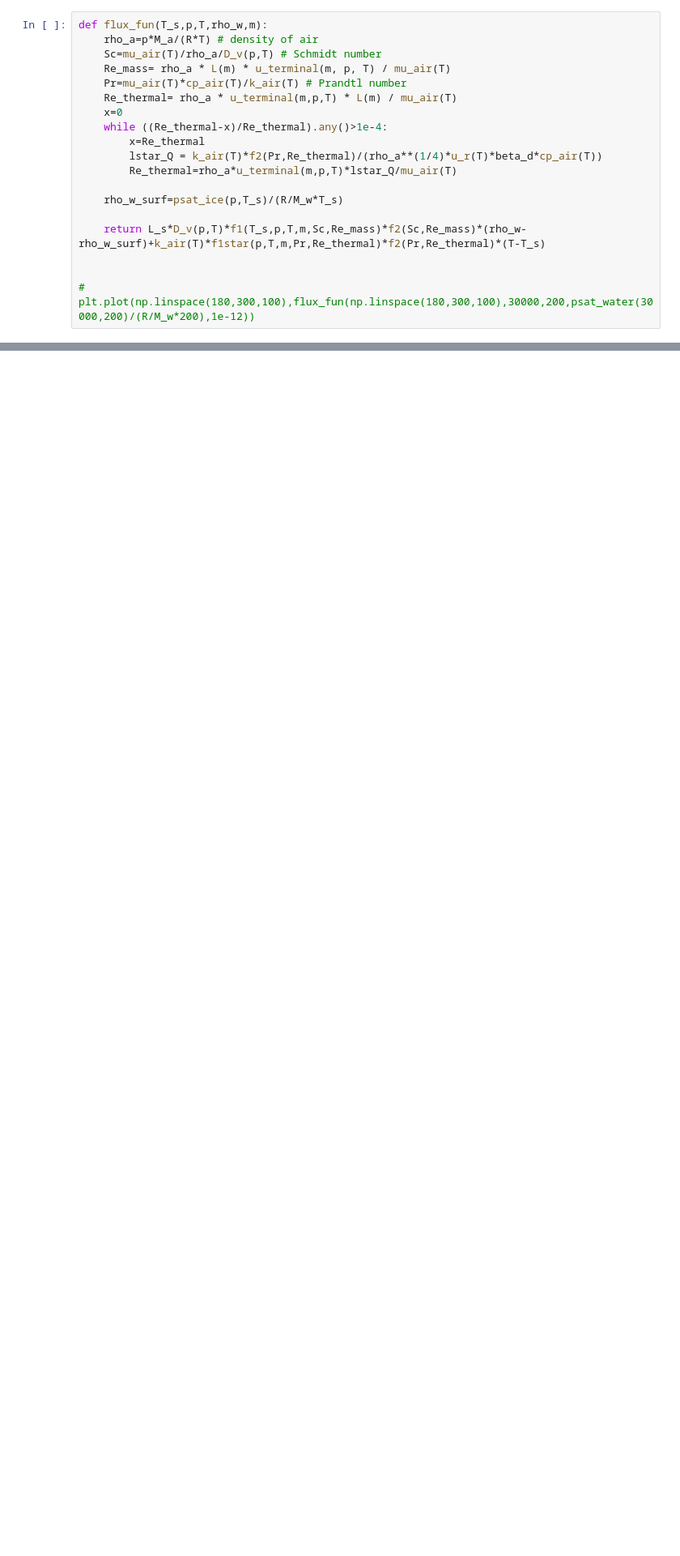
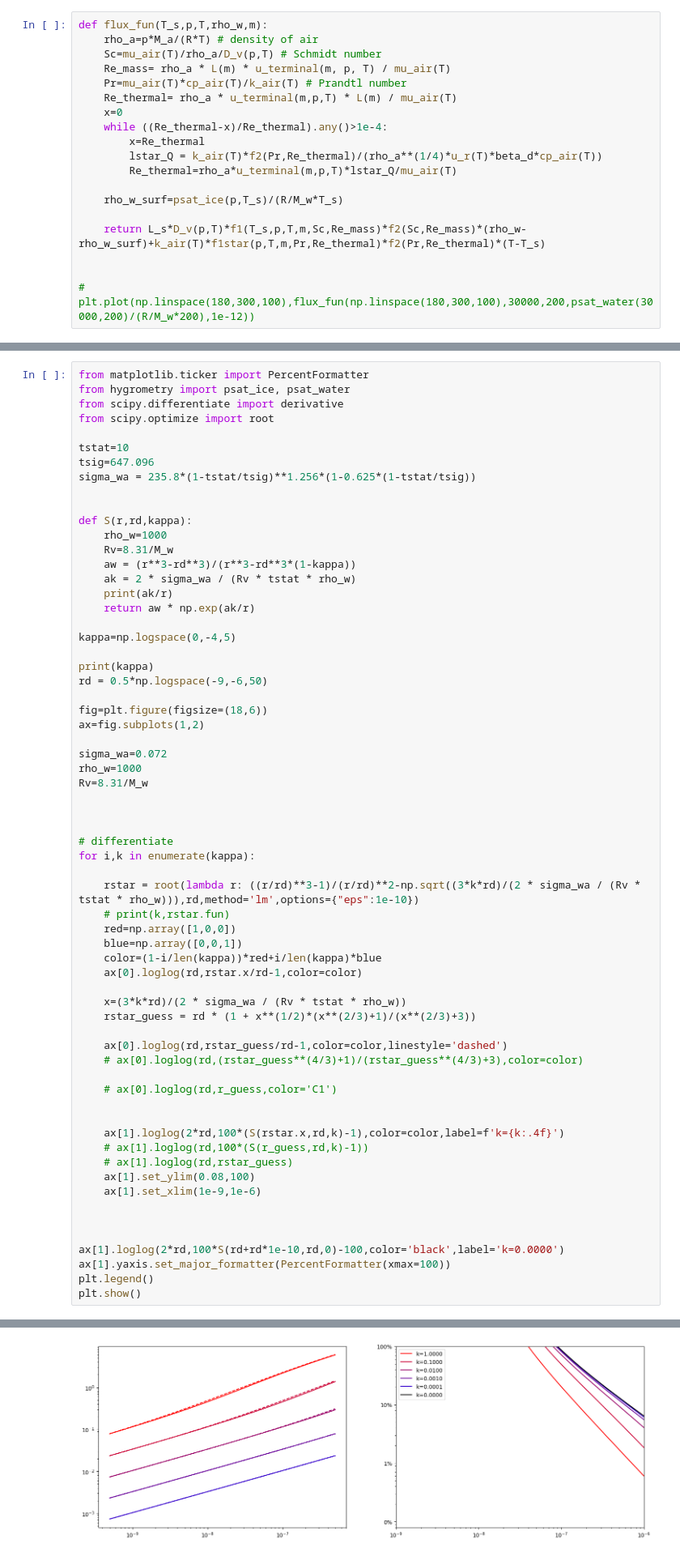
Before and after one commit to astro-zilla/contrails, a Jupyter notebook: microphysics_approximations.ipynb, the cells around one changed output, grey strips where cells are left out. Shown at 81% size. Saved outputs shown, nothing was run; the diff lists cells and outputs as text; blank space fills up the shorter version.

Commit message:
added kappa-kohler approximation
Signed-off-by: ec765 <ec765@cam.ac.uk>

```diff
--- a/microphysics_approximations.ipynb
+++ b/microphysics_approximations.ipynb
@@ -382,0 +404,65 @@ plt.plot(r*1e9,rstar.x)
+# %%
+from matplotlib.ticker import PercentFormatter
+from hygrometry import psat_ice, psat_water
+from scipy.differentiate import derivative
+from scipy.optimize import root
+
+tstat=10
+tsig=647.096
+sigma_wa = 235.8*(1-tstat/tsig)**1.256*(1-0.625*(1-tstat/tsig))
+
+
+def S(r,rd,kappa):
+    rho_w=1000
+    Rv=8.31/M_w
+    aw = (r**3-rd**3)/(r**3-rd**3*(1-kappa))
+    ak = 2 * sigma_wa / (Rv * tstat * rho_w)
+    print(ak/r)
+    return aw * np.exp(ak/r)
+
+kappa=np.logspace(0,-4,5)
+
+print(kappa)
+rd = 0.5*np.logspace(-9,-6,50)
+
+fig=plt.figure(figsize=(18,6))
+ax=fig.subplots(1,2)
+
+sigma_wa=0.072
+rho_w=1000
+Rv=8.31/M_w
+
+
+
+# differentiate
+for i,k in enumerate(kappa):
+
+    rstar = root(lambda r: ((r/rd)**3-1)/(r/rd)**2-np.sqrt((3*k*rd)/(2 * sigma_wa / (Rv * tstat * rho_w))),rd,method='lm',options={"eps":1e-10})
+    # print(k,rstar.fun)
+    red=np.array([1,0,0])
+    blue=np.array([0,0,1])
+    color=(1-i/len(kappa))*red+i/len(kappa)*blue
+    ax[0].loglog(rd,rstar.x/rd-1,color=color)
+
+    x=(3*k*rd)/(2 * sigma_wa / (Rv * tstat * rho_w))
+    rstar_guess = rd * (1 + x**(1/2)*(x**(2/3)+1)/(x**(2/3)+3))
+
+    ax[0].loglog(rd,rstar_guess/rd-1,color=color,linestyle='dashed')
+    # ax[0].loglog(rd,(rstar_guess**(4/3)+1)/(rstar_guess**(4/3)+3),color=color)
+
+    # ax[0].loglog(rd,r_guess,color='C1')
+
+
+    ax[1].loglog(2*rd,100*(S(rstar.x,rd,k)-1),color=color,label=f'k={k:.4f}')
+    # ax[1].loglog(rd,100*(S(r_guess,rd,k)-1))
+    # ax[1].loglog(rd,rstar_guess)
+    ax[1].set_ylim(0.08,100)
+    ax[1].set_xlim(1e-9,1e-6)
+
+
+
+ax[1].loglog(2*rd,100*S(rd+rd*1e-10,rd,0)-100,color='black',label='k=0.0000')
+ax[1].yaxis.set_major_formatter(PercentFormatter(xmax=100))
+plt.legend()
+plt.show()
+# %% [output]
@@ -382,0 +486 @@ plt.plot(r*1e9,rstar.x)
+[figure, added]
```
Also changed, not shown: parts of 10 cells of this notebook, 1 other file.
